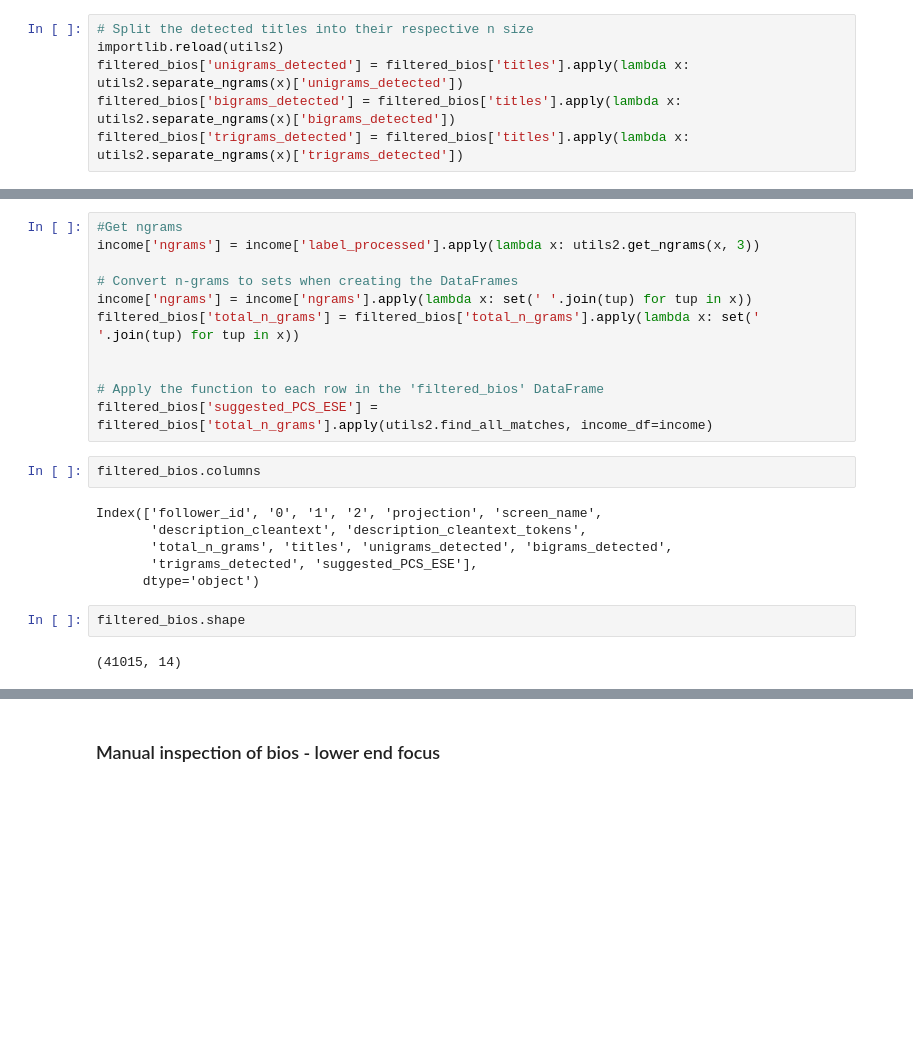
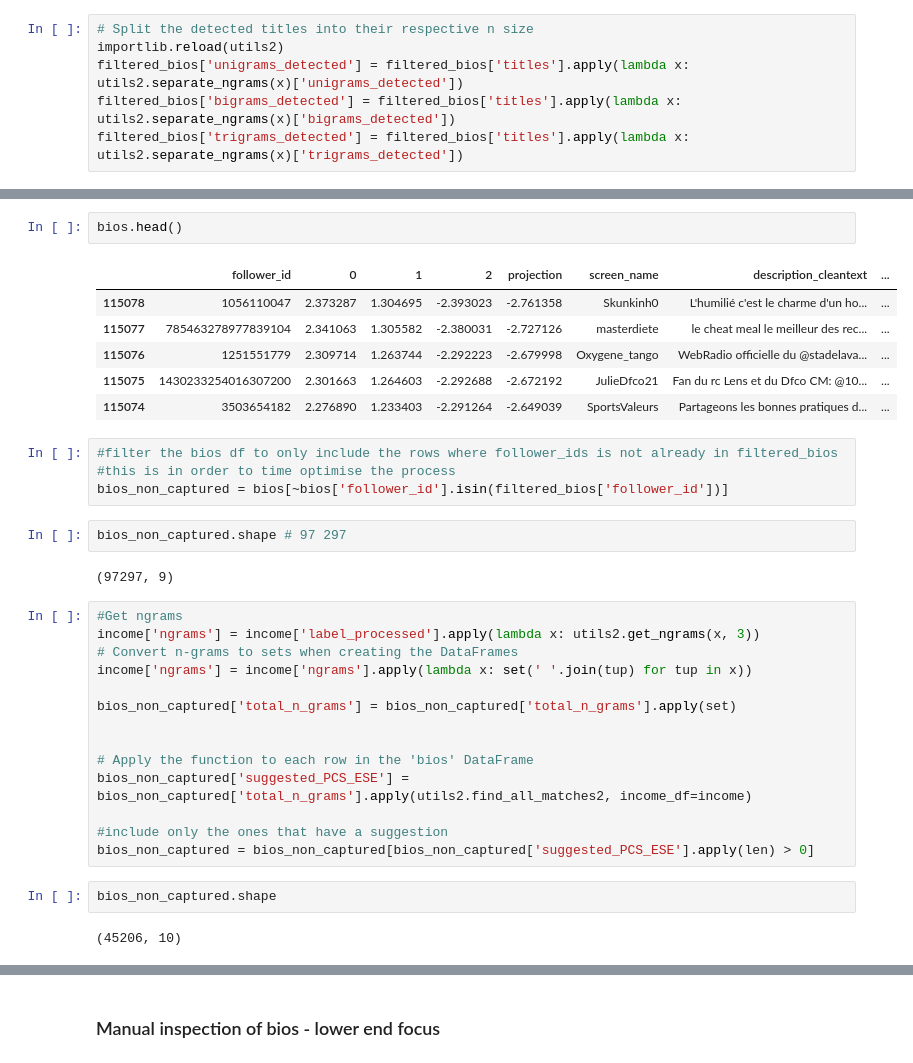
Before and after one commit to livtol99/Liv-Stage---FOCOS-Hand-Over, a Jupyter notebook: Code/Brand Validation/Income_val.ipynb, the cells around one changed output, grey strips where cells are left out. Cells and saved outputs as stored; diff of their text form; blank space fills up the shorter version.

```diff
--- a/Code/Brand Validation/Income_val.ipynb
+++ b/Code/Brand Validation/Income_val.ipynb
@@ -361,26 +377,38 @@ income['label_processed'] = income['label'].apply(utils2.preprocess_text)
 [nltk_data] Downloading package stopwords to
 [nltk_data]     /home/livtollanes/nltk_data...
 [nltk_data]   Package stopwords is already up-to-date!
+# %%
+bios.head()
+# %% [output]
+|  | follower_id | 0 | 1 | 2 | projection | screen_name | description_cleantext | ... |
+| 115078 | 1056110047 | 2.373287 | 1.304695 | -2.393023 | -2.761358 | Skunkinh0 | L'humilié c'est le charme d'un ho... | ... |
+| 115077 | 785463278977839104 | 2.341063 | 1.305582 | -2.380031 | -2.727126 | masterdiete | le cheat meal le meilleur des rec... | ... |
+| 115076 | 1251551779 | 2.309714 | 1.263744 | -2.292223 | -2.679998 | Oxygene_tango | WebRadio officielle du @stadelava... | ... |
+| 115075 | 1430233254016307200 | 2.301663 | 1.264603 | -2.292688 | -2.672192 | JulieDfco21 | Fan du rc Lens et du Dfco CM: @10... | ... |
+| 115074 | 3503654182 | 2.276890 | 1.233403 | -2.291264 | -2.649039 | SportsValeurs | Partageons les bonnes pratiques d... | ... |
+# %%
+#filter the bios df to only include the rows where follower_ids is not already in filtered_bios
+#this is in order to time optimise the process
+bios_non_captured = bios[~bios['follower_id'].isin(filtered_bios['follower_id'])]
+# %%
+bios_non_captured.shape # 97 297
+# %% [output]
+(97297, 9)
 # %%
 #Get ngrams
 income['ngrams'] = income['label_processed'].apply(lambda x: utils2.get_ngrams(x, 3))
-
 # Convert n-grams to sets when creating the DataFrames
 income['ngrams'] = income['ngrams'].apply(lambda x: set(' '.join(tup) for tup in x))
-filtered_bios['total_n_grams'] = filtered_bios['total_n_grams'].apply(lambda x: set(' '.join(tup) for tup in x))
+
+bios_non_captured['total_n_grams'] = bios_non_captured['total_n_grams'].apply(set)
 
 
-# Apply the function to each row in the 'filtered_bios' DataFrame
-filtered_bios['suggested_PCS_ESE'] = filtered_bios['total_n_grams'].apply(utils2.find_all_matches, income_df=income)
+# Apply the function to each row in the 'bios' DataFrame
+bios_non_captured['suggested_PCS_ESE'] = bios_non_captured['total_n_grams'].apply(utils2.find_all_matches2, income_df=income)
+
+#include only the ones that have a suggestion
+bios_non_captured = bios_non_captured[bios_non_captured['suggested_PCS_ESE'].apply(len) > 0]
-# %%
-filtered_bios.columns
-# %% [output]
-Index(['follower_id', '0', '1', '2', 'projection', 'screen_name',
-       'description_cleantext', 'description_cleantext_tokens',
-       'total_n_grams', 'titles', 'unigrams_detected', 'bigrams_detected',
-       'trigrams_detected', 'suggested_PCS_ESE'],
-      dtype='object')
 # %%
-filtered_bios.shape
+bios_non_captured.shape
 # %% [output]
-(41015, 14)
+(45206, 10)
```
Also changed, not shown: parts of 29 cells of this notebook, 1 other file.
